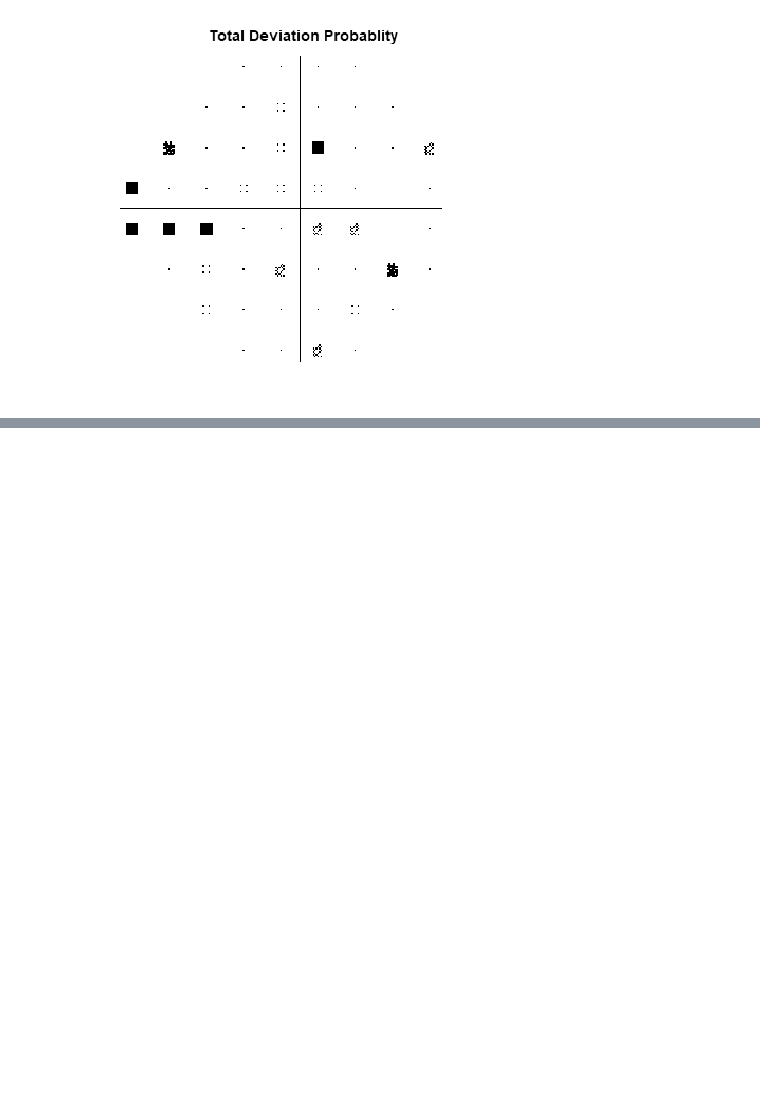
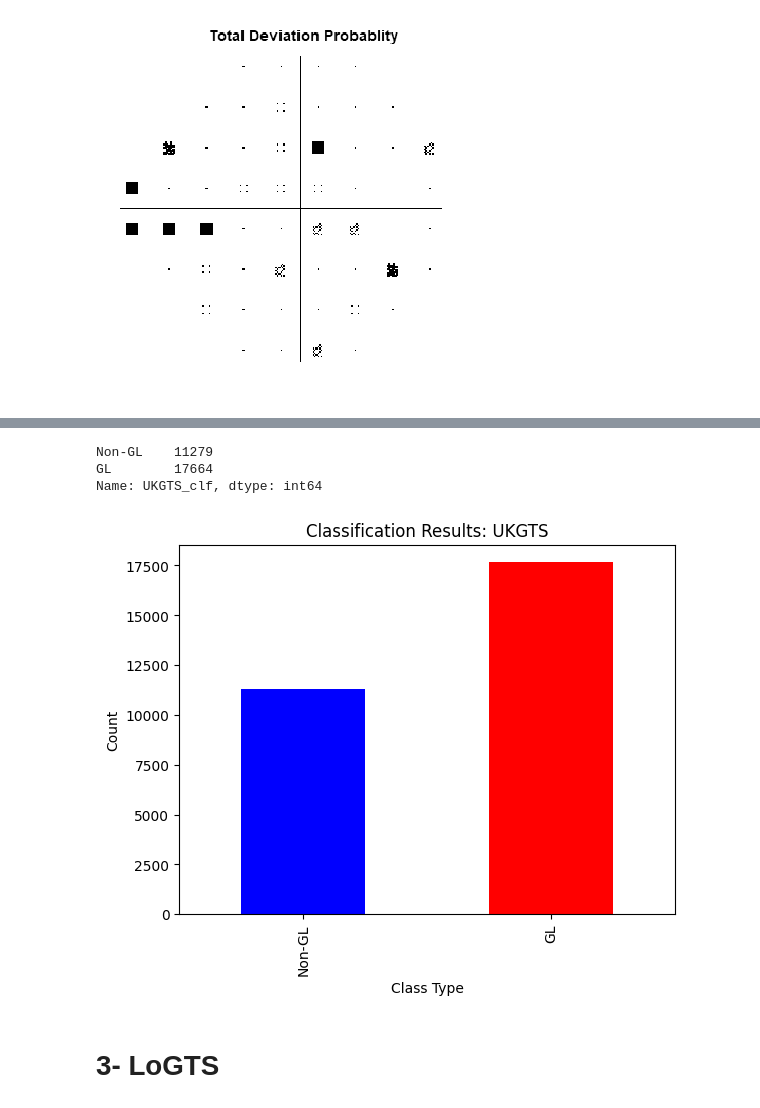
Before and after one commit to Mousamoradi/PyGlaucoMetrics, a Jupyter notebook: Test_code_MM.ipynb, the cells around one changed output, grey strips where cells are left out. Cells and saved outputs as stored; diff of their text form; code cells hidden in the pictures; blank space fills up the shorter version.

```diff
--- a/Test_code_MM.ipynb
+++ b/Test_code_MM.ipynb
@@ -222,0 +311,25 @@ df_pdp.to_csv(csv_file_path2, index=False)
+# %%
+# Function to check the condition for GL
+def check_gl_condition(row, threshold=0.01, consecutive_reductions=2):
+    p_values = row.values
+    reduction_count = 0
+    consecutive_count = 0
+
+    for p_value in p_values:
+        if p_value < threshold:
+            consecutive_count += 1
+            if consecutive_count >= consecutive_reductions:
+                reduction_count += 1
+        else:
+            consecutive_count = 0
+
+    return reduction_count >= 2
+
+# Apply the condition to identify GL or Non-GL
+df_UKGTS['GL'] = df_UKGTS.apply(check_gl_condition, axis=1)
+
+# Assign 'Non-GL' or 'GL' based on the condition
+df_UKGTS['UKGTS_clf'] = np.where(df_UKGTS['GL'], 'GL', 'Non-GL')
+
+# Display the result
+print(df_UKGTS)
@@ -222,0 +354,20 @@ df_pdp.to_csv(csv_file_path2, index=False)
+# %%
+# Count the occurrences of 'GL' and 'Non-GL'
+stage_order = ['Non-GL', 'GL']
+
+counts_ukgts = df_UKGTS['UKGTS_clf'].value_counts().reindex(stage_order)
+print(clf_ukgts)
+
+# Plot the bar plot
+counts_ukgts.plot(kind='bar', color=['blue', 'red'])
+plt.title('Classification Results: UKGTS')
+plt.xlabel('Class Type')
+plt.ylabel('Count')
+plt.show()
+# %% [output]
+Non-GL    11279
+GL        17664
+Name: UKGTS_clf, dtype: int64
+[figure, added]
+# %% [markdown]
+# 3- LoGTS
```
Also changed, not shown: parts of 22 cells of this notebook.
